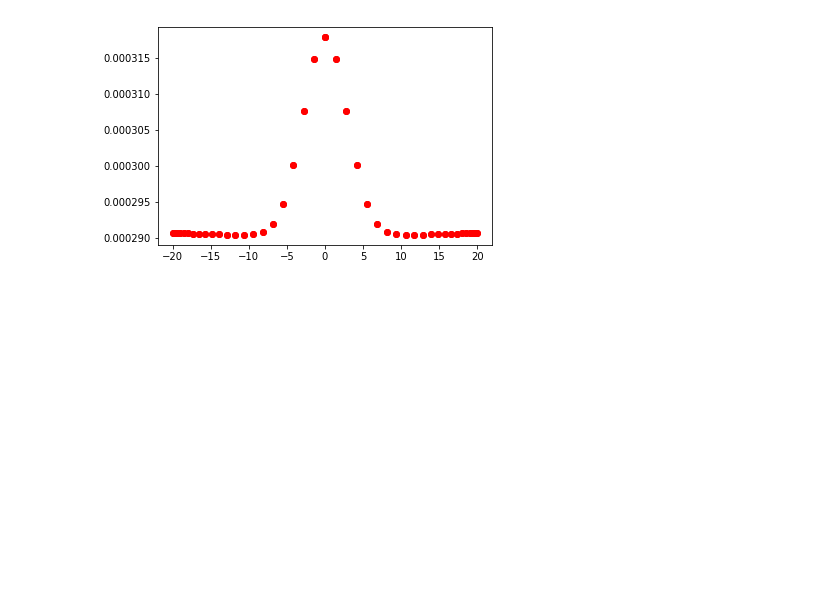
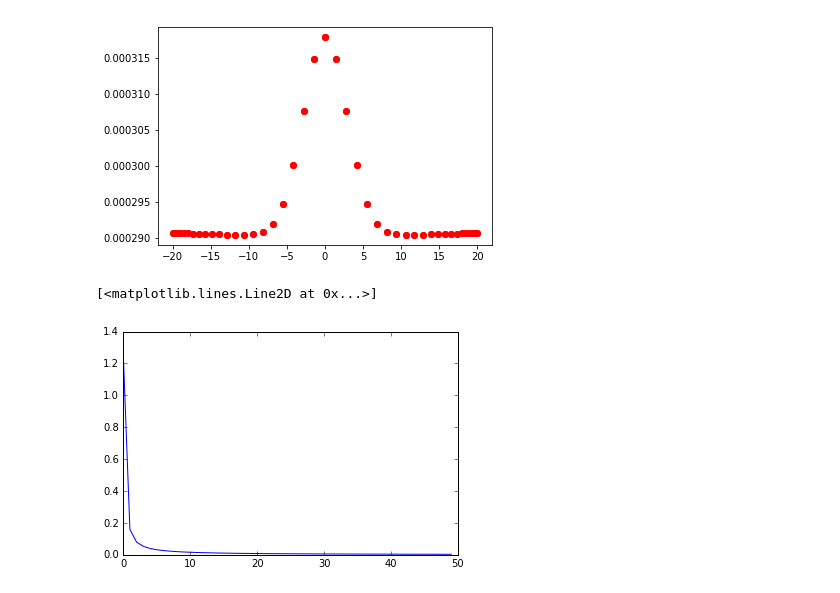
Before and after one commit to JackWalpole/splitwavepy, a Jupyter notebook: devel/Surface_weight_density.ipynb, the cells around one changed output. Saved outputs shown, nothing was run; the diff lists cells and outputs as text; code cells hidden in the pictures; blank space fills up the shorter version.

```diff
--- a/devel/Surface_weight_density.ipynb
+++ b/devel/Surface_weight_density.ipynb
@@ -84,3 +85,20 @@ plt.plot(x[0,:],Z[0,:],'ro')
 # %% [output]
 [<matplotlib.lines.Line2D at 0x...>]
 [figure]
+# %%
+def rho(n,step):
+    if n == 0:
+        return 1 / (np.pi/4 * step**2)
+    elif n > 0:
+        return 1 / (2 * np.pi * n * step)
+    else:
+        raise Exception('n not valid')
+
+rho = np.vectorize(rho)
+# %%
+lags = np.arange(50)
+rhos = rho(lags,1)
+plt.plot(lags,rhos)
+# %% [output]
+[<matplotlib.lines.Line2D at 0x...>]
+[figure, added]
```
Also changed, not shown: parts of 1 cell of this notebook, 3 other files.
